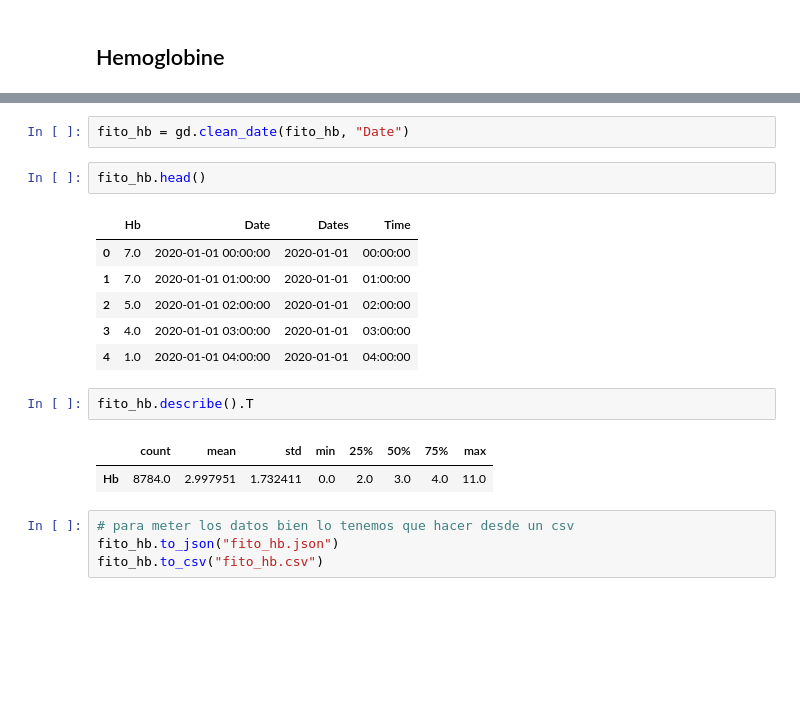
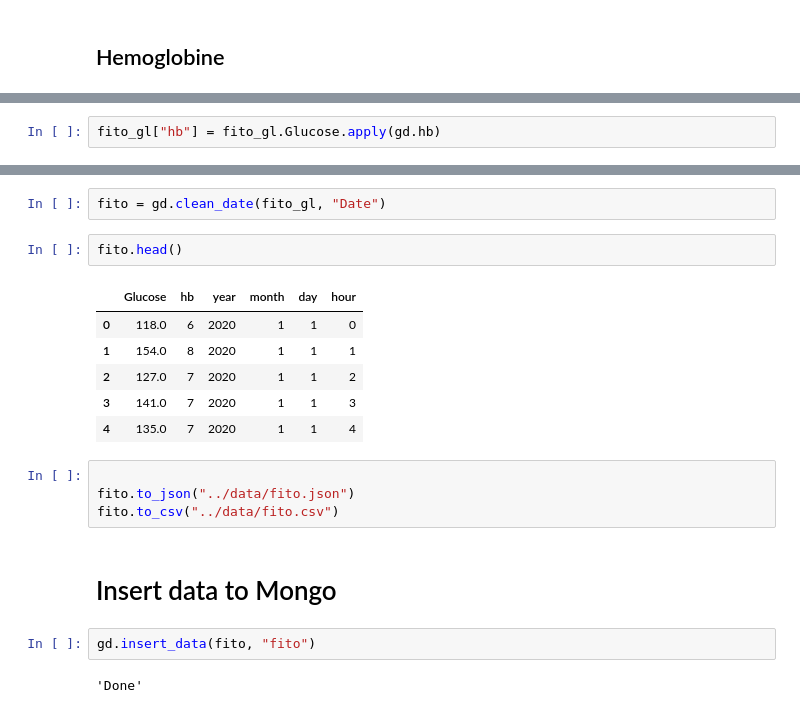
Before and after one commit to Hackaton-Eclectique/DataCode, a Jupyter notebook: Notebooks/4- Generating data.ipynb, the cells around one changed output, grey strips where cells are left out. Cells and saved outputs as stored; diff of their text form; blank space fills up the shorter version.

Commit message:
BBDD done

```diff
--- a/Notebooks/4- Generating data.ipynb
+++ b/Notebooks/4- Generating data.ipynb
@@ -54,0 +42,2 @@ fito_hb.sample(5)
+# %%
+fito_gl["hb"] = fito_gl.Glucose.apply(gd.hb)
@@ -55,20 +53,21 @@ fito_hb.sample(5)
 # %%
-fito_hb = gd.clean_date(fito_hb, "Date")
+fito = gd.clean_date(fito_gl, "Date")
 # %%
-fito_hb.head()
+fito.head()
 # %% [output]
-|  | Hb | Date | Dates | Time |
-| 0 | 7.0 | 2020-01-01 00:00:00 | 2020-01-01 | 00:00:00 |
-| 1 | 7.0 | 2020-01-01 01:00:00 | 2020-01-01 | 01:00:00 |
-| 2 | 5.0 | 2020-01-01 02:00:00 | 2020-01-01 | 02:00:00 |
-| 3 | 4.0 | 2020-01-01 03:00:00 | 2020-01-01 | 03:00:00 |
-| 4 | 1.0 | 2020-01-01 04:00:00 | 2020-01-01 | 04:00:00 |
+|  | Glucose | hb | year | month | day | hour |
+| 0 | 118.0 | 6 | 2020 | 1 | 1 | 0 |
+| 1 | 154.0 | 8 | 2020 | 1 | 1 | 1 |
+| 2 | 127.0 | 7 | 2020 | 1 | 1 | 2 |
+| 3 | 141.0 | 7 | 2020 | 1 | 1 | 3 |
+| 4 | 135.0 | 7 | 2020 | 1 | 1 | 4 |
-# %%
-fito_hb.describe().T
-# %% [output]
-|  | count | mean | std | min | 25% | 50% | 75% | max |
-| Hb | 8784.0 | 2.997951 | 1.732411 | 0.0 | 2.0 | 3.0 | 4.0 | 11.0 |
-# %%
-# para meter los datos bien lo tenemos que hacer desde un csv
-fito_hb.to_json("fito_hb.json")
-fito_hb.to_csv("fito_hb.csv")
+# %%
+
+fito.to_json("../data/fito.json")
+fito.to_csv("../data/fito.csv")
+# %% [markdown]
+# Insert data to Mongo
+# %%
+gd.insert_data(fito, "fito")
+# %% [output]
+'Done'
```
Also changed, not shown: parts of 8 cells of this notebook, 9 other files.
